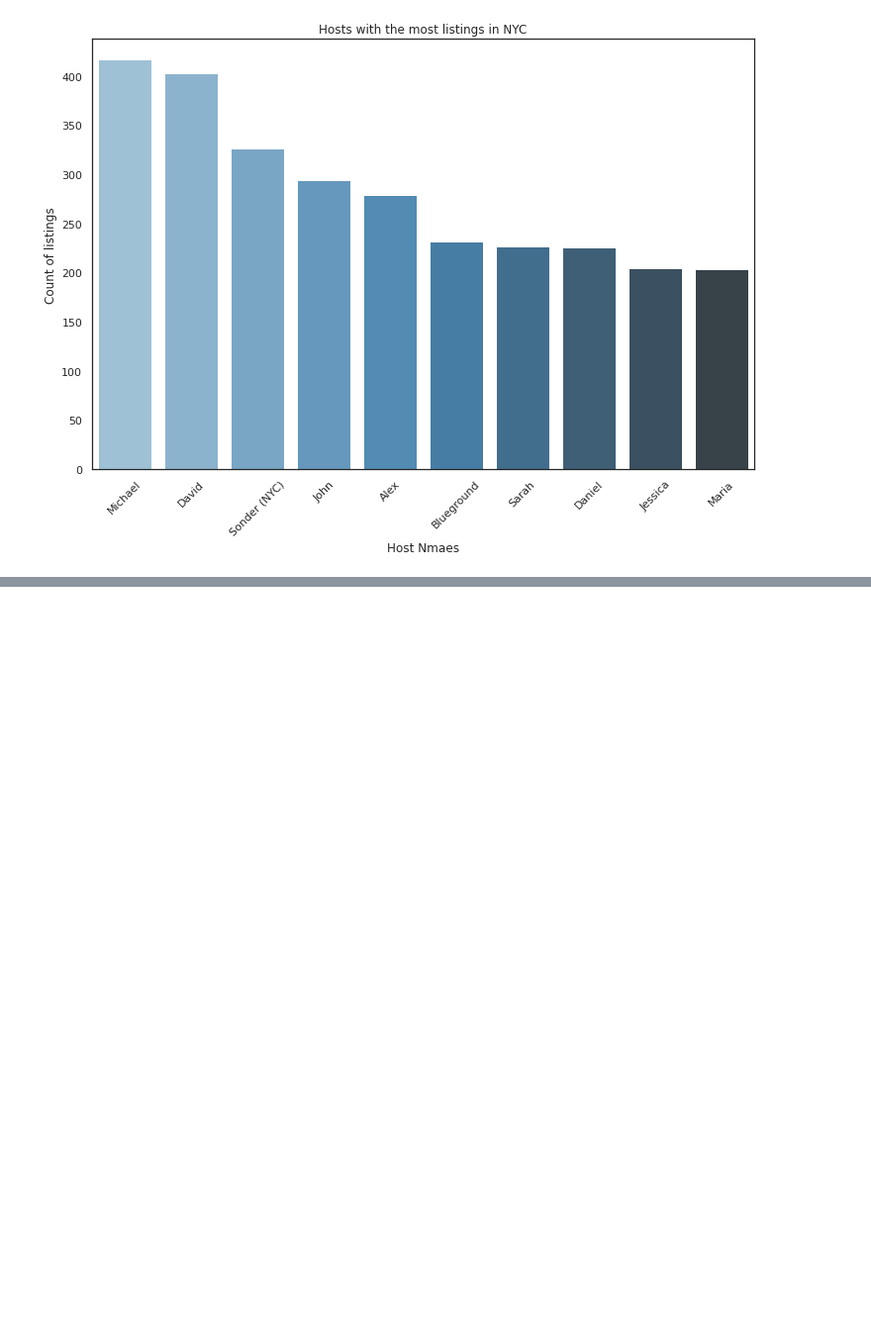
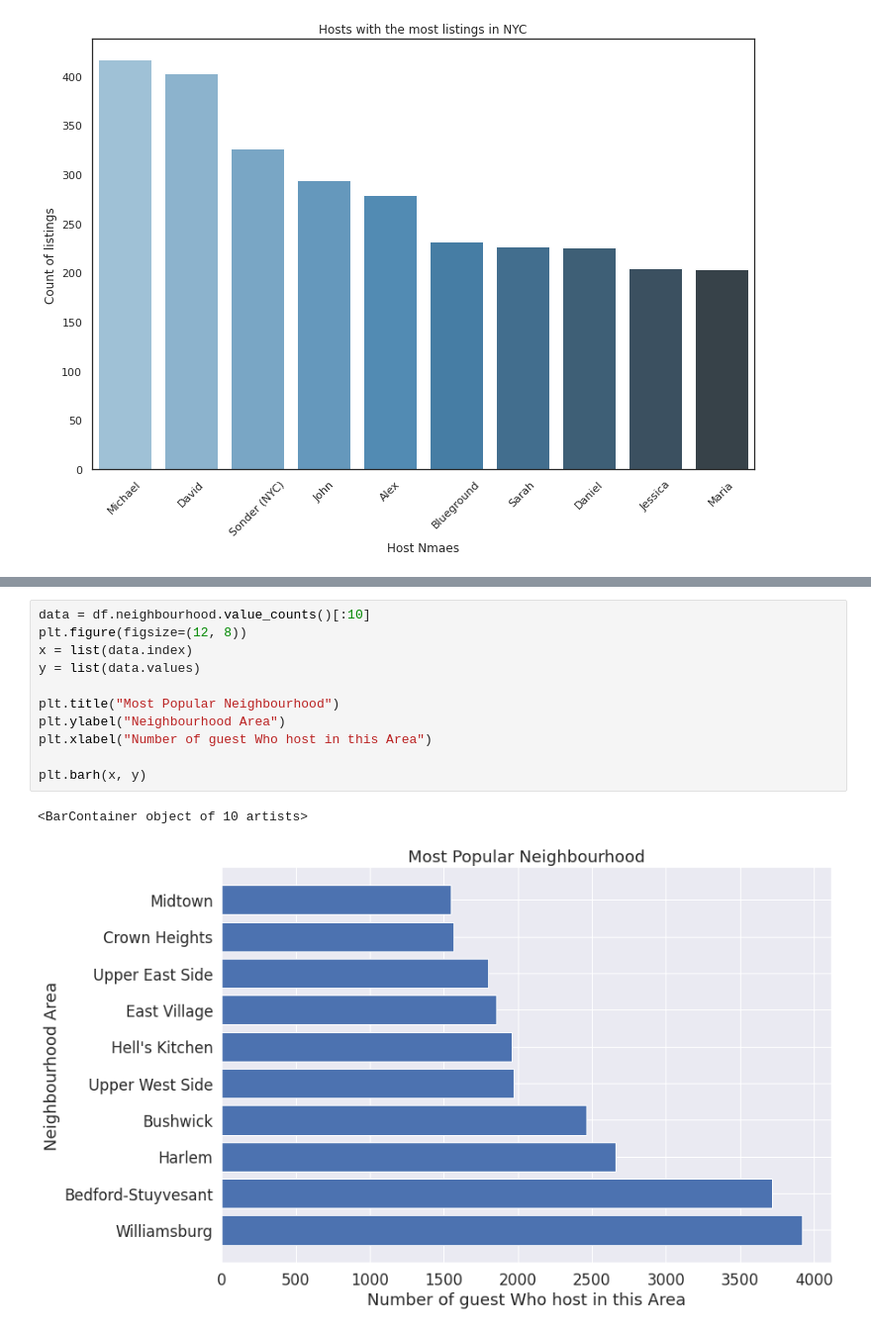
Before and after one commit to rajeshmore1/Capstone-Project-1, a Jupyter notebook: Rajesh_More_Copy_of_Team_4_Capstone_Project.ipynb, the cells around one changed output, grey strips where cells are left out. Shown: that part at 99% size. Saved outputs shown, nothing was run; the diff lists cells and outputs as text; blank space fills up the shorter version.

```diff
--- a/Rajesh_More_Copy_of_Team_4_Capstone_Project.ipynb
+++ b/Rajesh_More_Copy_of_Team_4_Capstone_Project.ipynb
@@ -246,0 +291,14 @@ viz_1.set_xticklabels(viz_1.get_xticklabels(), rotation=45)
+# %%
+data = df.neighbourhood.value_counts()[:10]
+plt.figure(figsize=(12, 8))
+x = list(data.index)
+y = list(data.values)
+
+plt.title("Most Popular Neighbourhood")
+plt.ylabel("Neighbourhood Area")
+plt.xlabel("Number of guest Who host in this Area")
+
+plt.barh(x, y)
+# %% [output]
+<BarContainer object of 10 artists>
+[figure, added]
```
Also changed, not shown: parts of 16 cells of this notebook.
